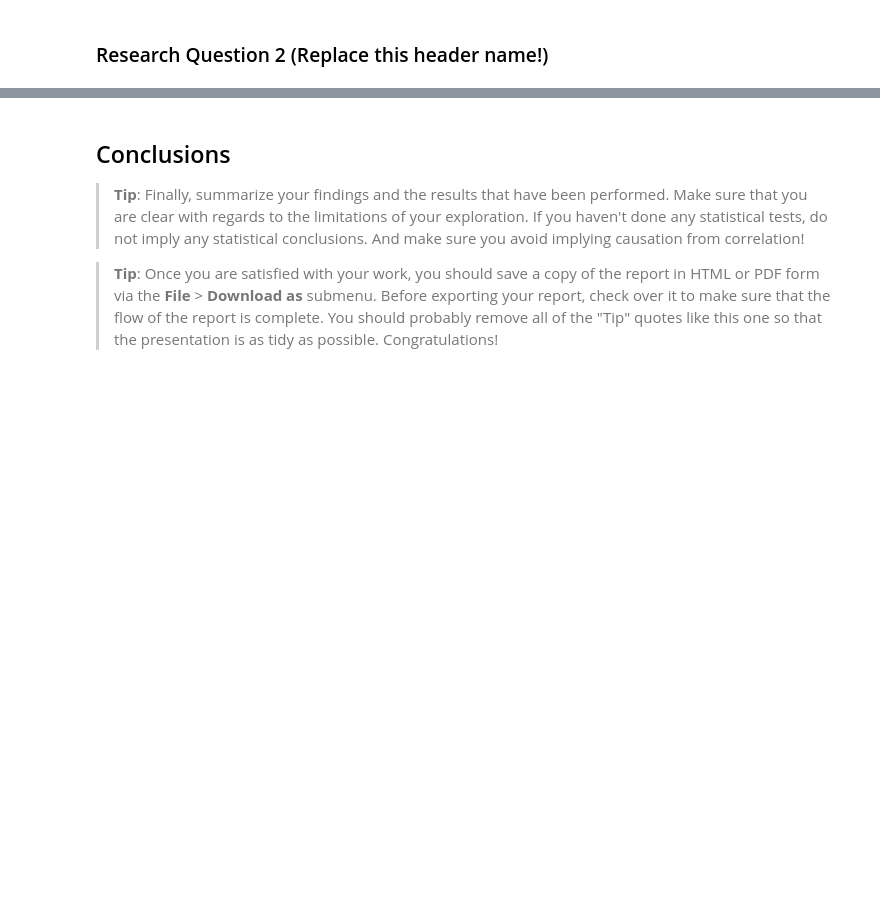
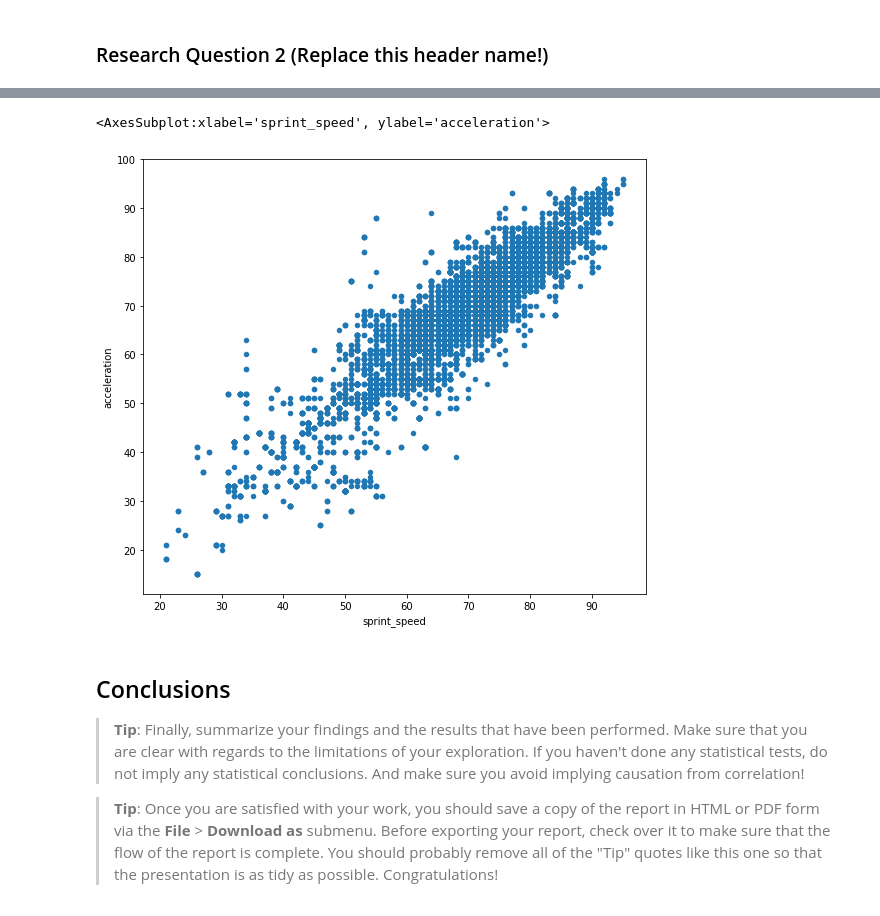
Before and after one commit to btrian/soccerdb, a Jupyter notebook: kaggle soccer.ipynb, the cells around one changed output, grey strips where cells are left out. Saved outputs shown, nothing was run; the diff lists cells and outputs as text; code cells hidden in the pictures; blank space fills up the shorter version.

```diff
--- a/kaggle soccer.ipynb
+++ b/kaggle soccer.ipynb
@@ -153,3 +299,8 @@ dtype: object
+# %%
+play.plot(x='sprint_speed', y= 'acceleration', kind = 'scatter', figsize= (9,8))
+# %% [output]
+<AxesSubplot:xlabel='sprint_speed', ylabel='acceleration'>
+[figure, added]
 # %% [markdown]
 <a id='conclusions'></a>
 ## Conclusions
```
Also changed, not shown: parts of 22 cells of this notebook, 1 other file.
